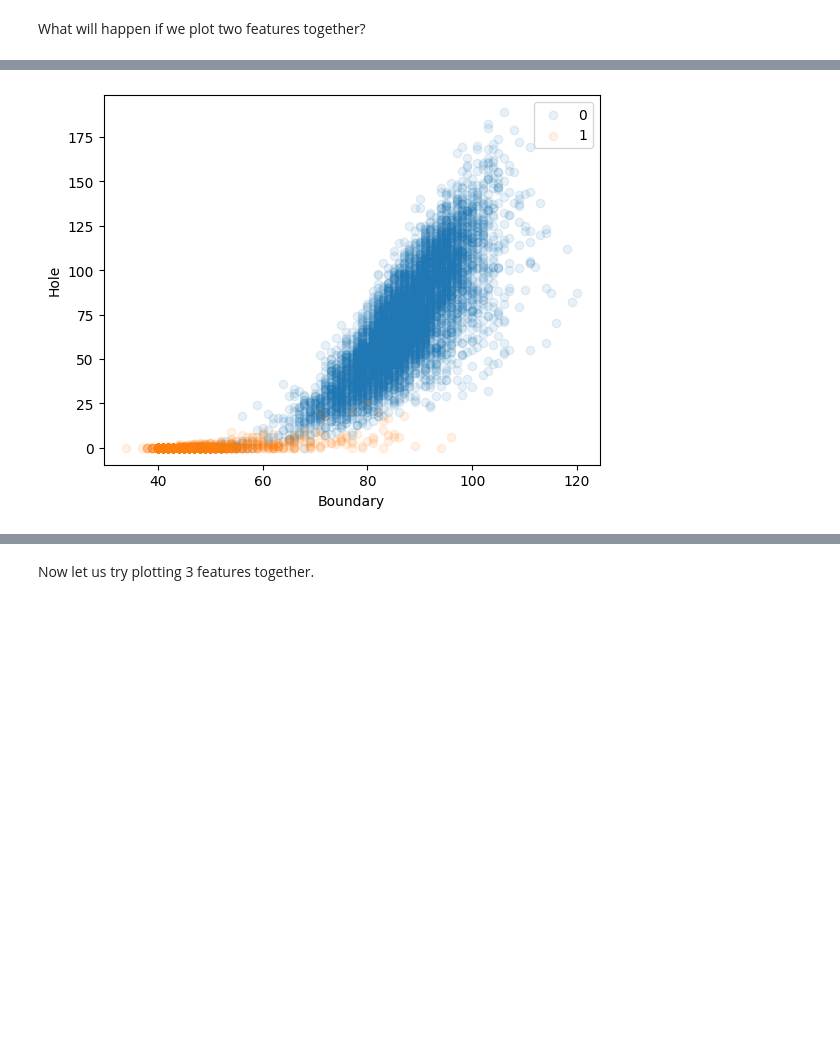
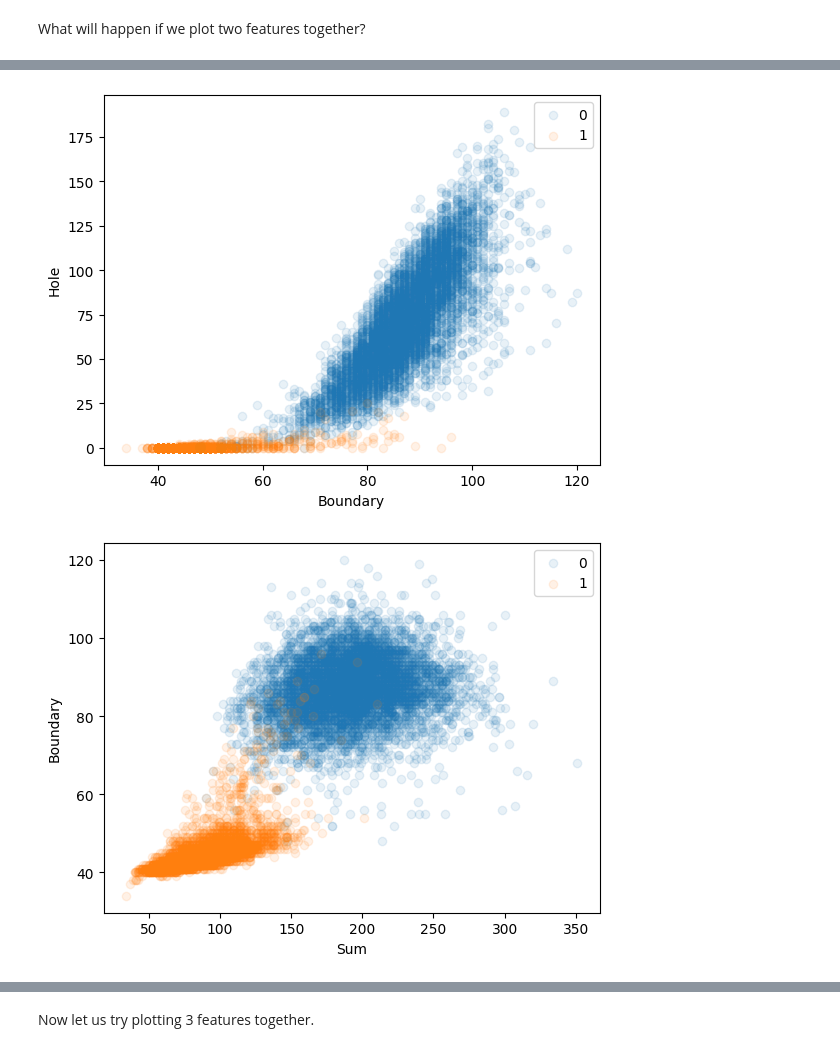
Before and after one commit to Shresth-Agarwal/FMML_Project_And_Labs, a Jupyter notebook: AIML_Module_01_Lab_01_Features.ipynb, the cells around one changed output, grey strips where cells are left out. Saved outputs shown, nothing was run; the diff lists cells and outputs as text; code cells hidden in the pictures; blank space fills up the shorter version.

```diff
--- a/AIML_Module_01_Lab_01_Features.ipynb
+++ b/AIML_Module_01_Lab_01_Features.ipynb
@@ -470,28 +483,53 @@ What will happen if we plot two features together?
 # %%
 # Sum and hull
 plt.scatter(sum0, hull0, alpha=0.1)
 plt.scatter(sum1, hull1, alpha=0.1)
 plt.xlabel('Sum')
 plt.ylabel('Hull')
 plt.legend(['0','1'])
 plt.show()
 
 # Sum and hole
 plt.scatter(sum0, hole0, alpha=0.1)
 plt.scatter(sum1, hole1, alpha=0.1)
 plt.xlabel('Sum');
 plt.ylabel('Hole');
 plt.legend(['0','1'])
 plt.show()
 
 # Hole and boundary
 plt.scatter(bound0, hole0, alpha=0.1)
 plt.scatter(bound1, hole1, alpha=0.1)
 plt.xlabel('Boundary');
 plt.ylabel('Hole');
 plt.legend(['0','1'])
 plt.show()
+
+# Sum and boundary
+plt.scatter(sum0, bound0, alpha=0.1)
+plt.scatter(sum1, bound1, alpha=0.1)
+plt.xlabel('Sum');
+plt.ylabel('Boundary');
+plt.legend(['0','1'])
+plt.show()
+
+# Hole and hull
+plt.scatter(hull0, hole0, alpha=0.1)
+plt.scatter(hull1, hole1, alpha=0.1)
+plt.xlabel('Hull');
+plt.ylabel('Hole');
+plt.legend(['0','1'])
+plt.show()
+
+# Hull and boundary
+plt.scatter(hull0, bound0, alpha=0.1)
+plt.scatter(hull1, bound1, alpha=0.1)
+plt.xlabel('Hull');
+plt.ylabel('Boundary');
+plt.legend(['0','1'])
+plt.show()
 # %% [output]
 [figure]
 [figure]
 [figure]
+[figure, added]
```
Also changed, not shown: parts of 3 cells of this notebook.
